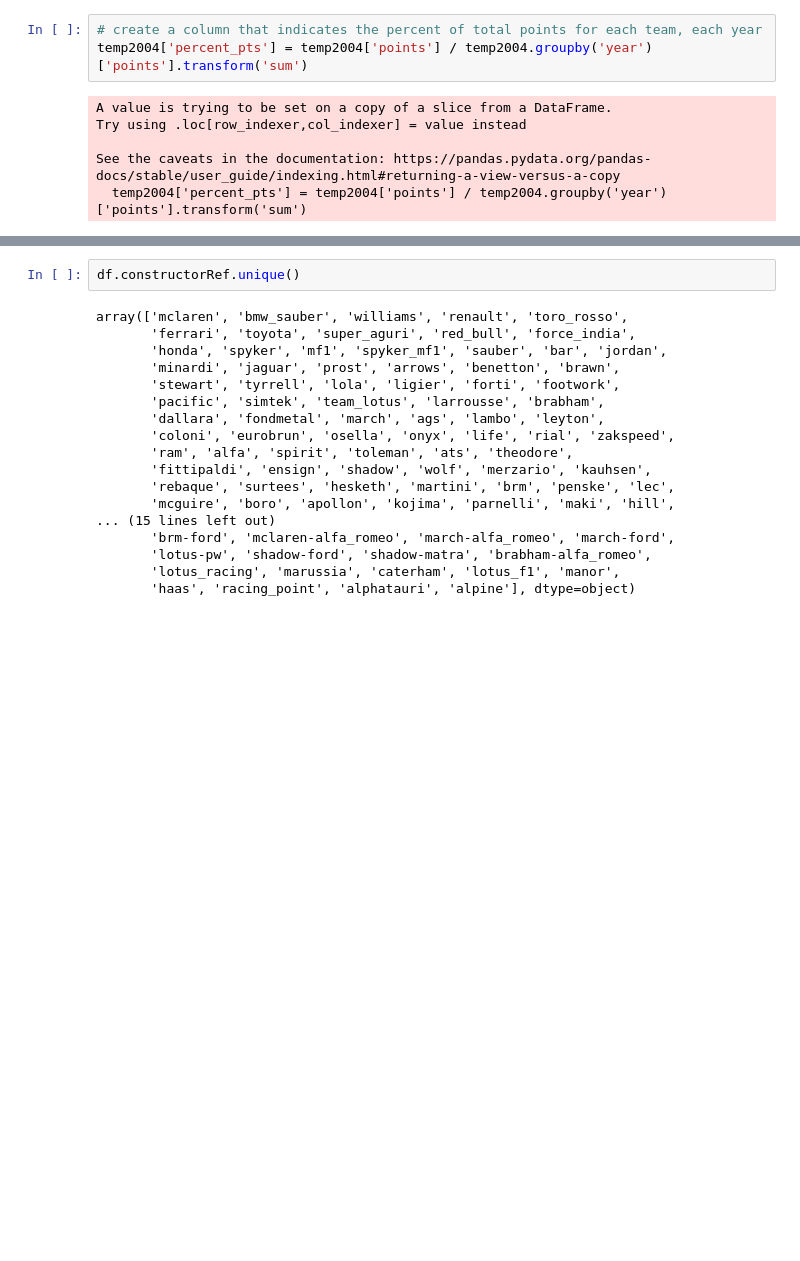
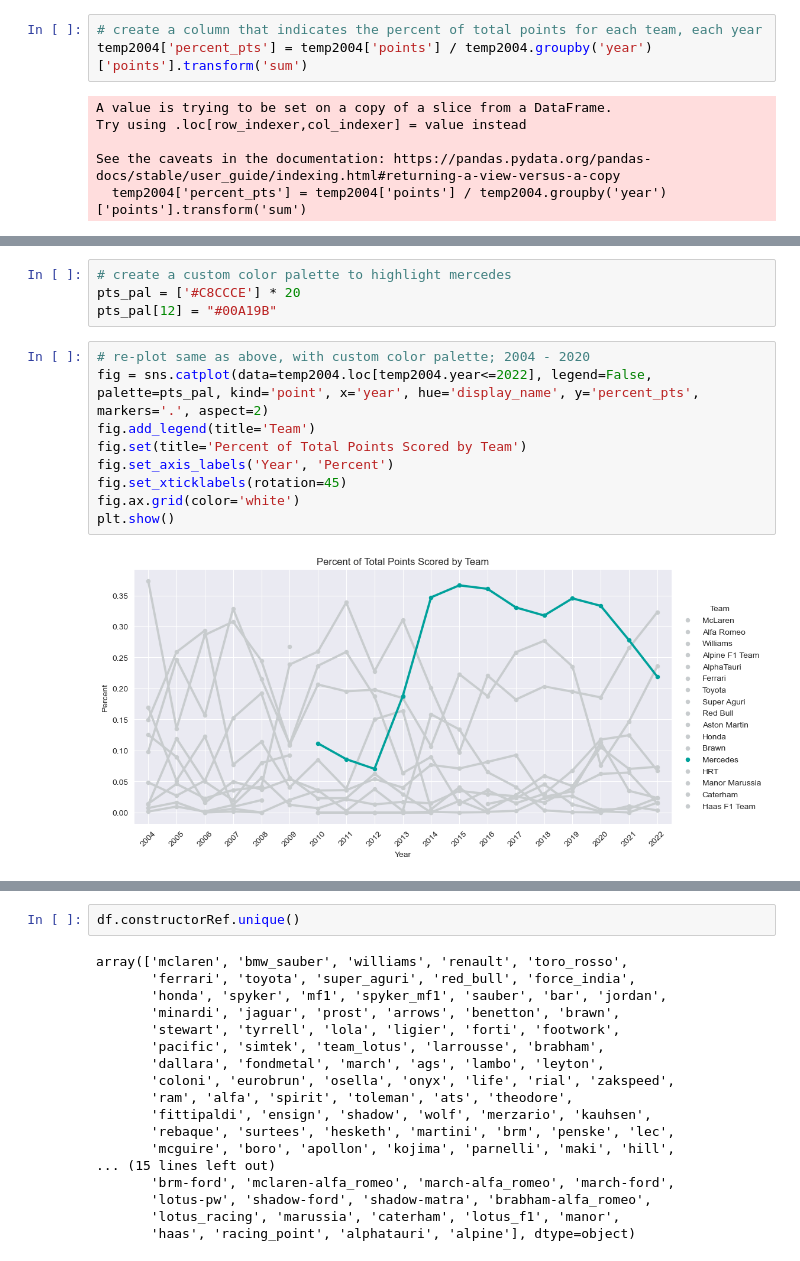
Before and after one commit to austin-mccollum/nycdsa_python_project, a Jupyter notebook: all_time_performance_analysis.ipynb, the cells around one changed output, grey strips where cells are left out. Cells and saved outputs as stored; diff of their text form; blank space fills up the shorter version.

```diff
--- a/all_time_performance_analysis.ipynb
+++ b/all_time_performance_analysis.ipynb
@@ -137,0 +140,15 @@ plt.show()
+# %%
+# create a custom color palette to highlight mercedes
+pts_pal = ['#C8CCCE'] * 20
+pts_pal[12] = "#00A19B"
+# %%
+# re-plot same as above, with custom color palette; 2004 - 2020
+fig = sns.catplot(data=temp2004.loc[temp2004.year<=2022], legend=False, palette=pts_pal, kind='point', x='year', hue='display_name', y='percent_pts', markers='.', aspect=2)
+fig.add_legend(title='Team')
+fig.set(title='Percent of Total Points Scored by Team')
+fig.set_axis_labels('Year', 'Percent')
+fig.set_xticklabels(rotation=45)
+fig.ax.grid(color='white')
+plt.show()
+# %% [output]
+[figure, added]
```
Also changed, not shown: parts of 16 cells of this notebook.
